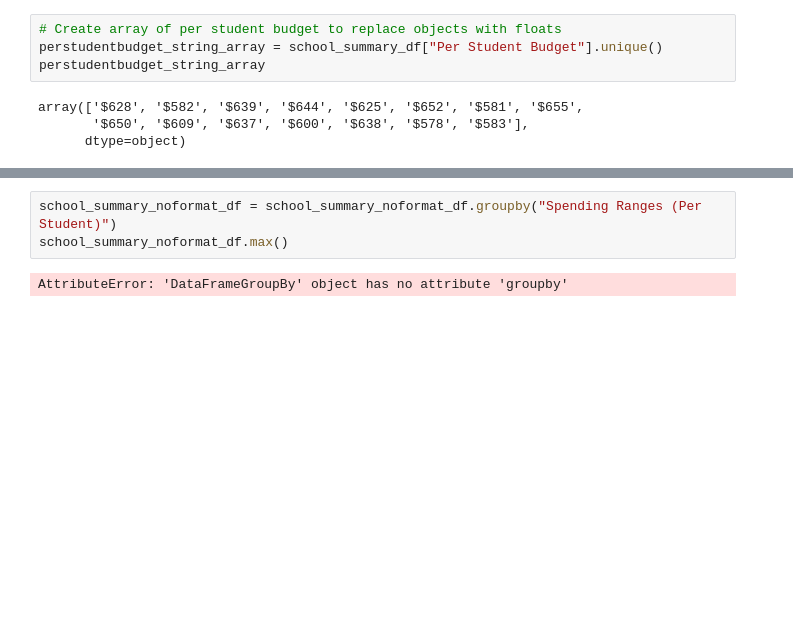
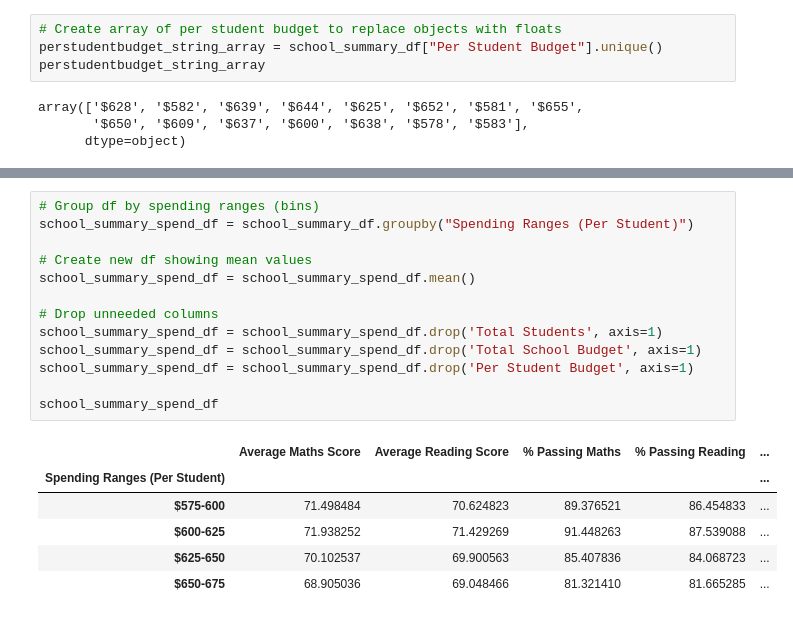
Before and after one commit to oli124/pandas-challenge, a Jupyter notebook: PyCitySchools/PyCitySchools.ipynb, the cells around one changed output, grey strips where cells are left out. Drawn from its saved outputs; the diff is of its cells as text; blank space fills up the shorter version.

```diff
--- a/PyCitySchools/PyCitySchools.ipynb
+++ b/PyCitySchools/PyCitySchools.ipynb
@@ -614,5 +618,20 @@ TypeError: '<' not supported between instances of 'int' and 'str'
-# %%
-school_summary_noformat_df = school_summary_noformat_df.groupby("Spending Ranges (Per Student)")
-school_summary_noformat_df.max()
-# %% [output]
-AttributeError: 'DataFrameGroupBy' object has no attribute 'groupby'
+# %%
+# Group df by spending ranges (bins)
+school_summary_spend_df = school_summary_df.groupby("Spending Ranges (Per Student)")
+
+# Create new df showing mean values
+school_summary_spend_df = school_summary_spend_df.mean()
+
+# Drop unneeded columns
+school_summary_spend_df = school_summary_spend_df.drop('Total Students', axis=1)
+school_summary_spend_df = school_summary_spend_df.drop('Total School Budget', axis=1)
+school_summary_spend_df = school_summary_spend_df.drop('Per Student Budget', axis=1)
+
+school_summary_spend_df
+# %% [output]
+|  | Average Maths Score | Average Reading Score | % Passing Maths | % Passing Reading | ... |
+| Spending Ranges (Per Student) |  |  |  |  | ... |
+| $575-600 | 71.498484 | 70.624823 | 89.376521 | 86.454833 | ... |
+| $600-625 | 71.938252 | 71.429269 | 91.448263 | 87.539088 | ... |
+| $625-650 | 70.102537 | 69.900563 | 85.407836 | 84.068723 | ... |
+| $650-675 | 68.905036 | 69.048466 | 81.321410 | 81.665285 | ... |
```
Also changed, not shown: parts of 10 cells of this notebook.
